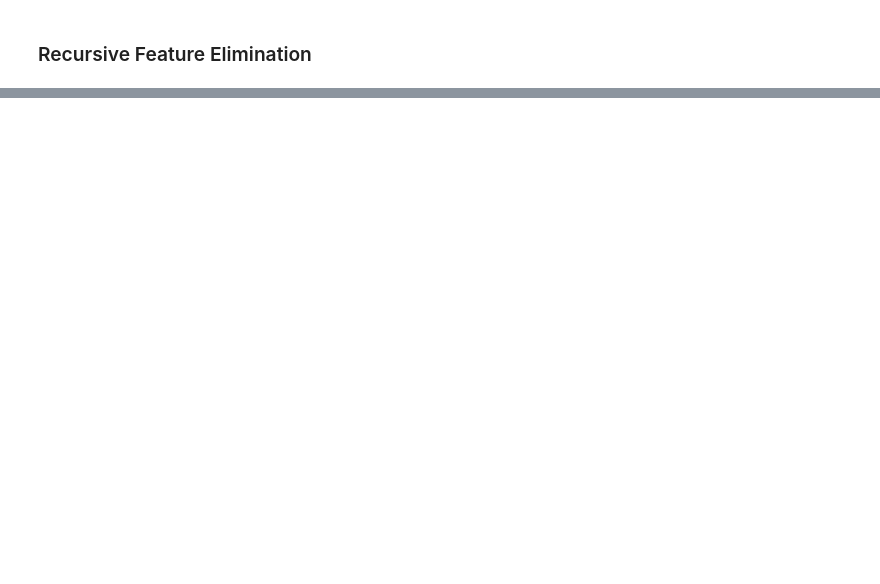
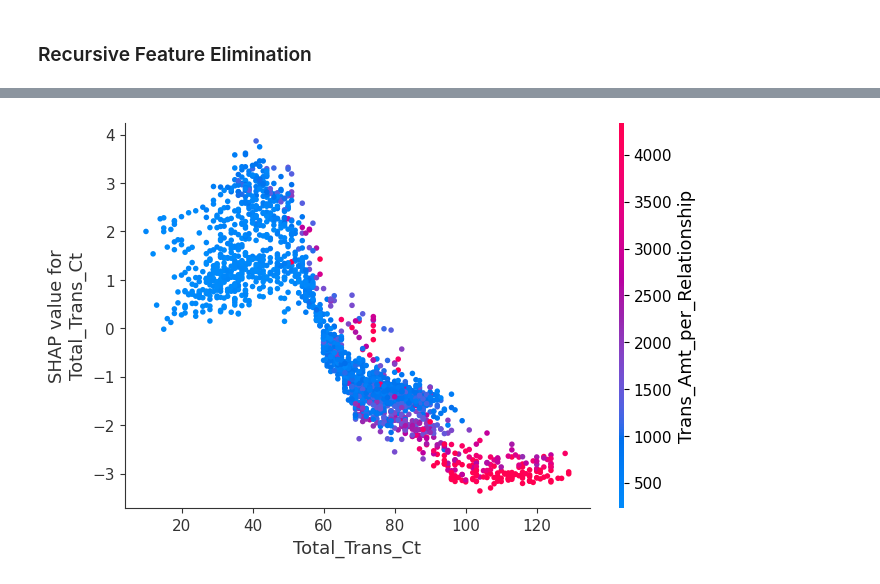
Before and after one commit to Amogh9341/Credit_Card_Churn, a Jupyter notebook: notebooks/Modelling.ipynb, the cells around one changed output, grey strips where cells are left out. Drawn from its saved outputs; the diff is of its cells as text; code cells hidden in the pictures; blank space fills up the shorter version.

```diff
--- a/notebooks/Modelling.ipynb
+++ b/notebooks/Modelling.ipynb
@@ -659,2 +748,6 @@ else:
+# %%
+shap.dependence_plot("Total_Trans_Ct", shap_values, X_test_selected,feature_names=selected_features)
+# %% [output]
+[figure, added]
 # %%
 # Save model
```
Also changed, not shown: parts of 21 cells of this notebook, 40 other files.
